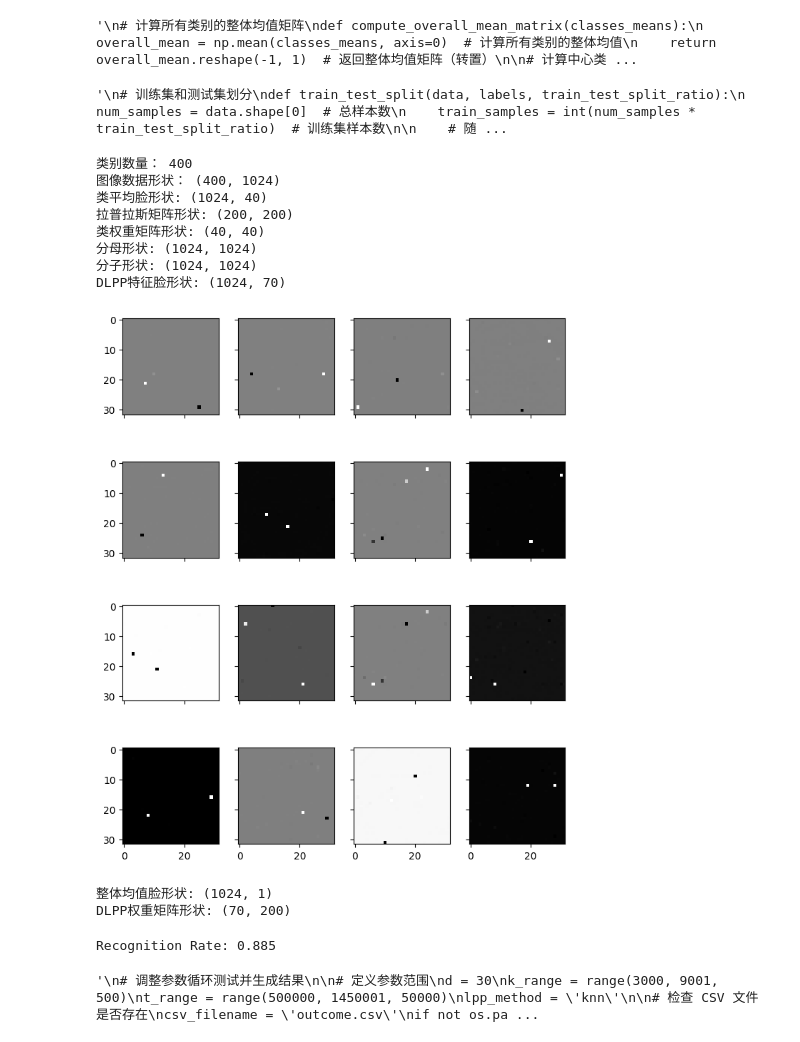
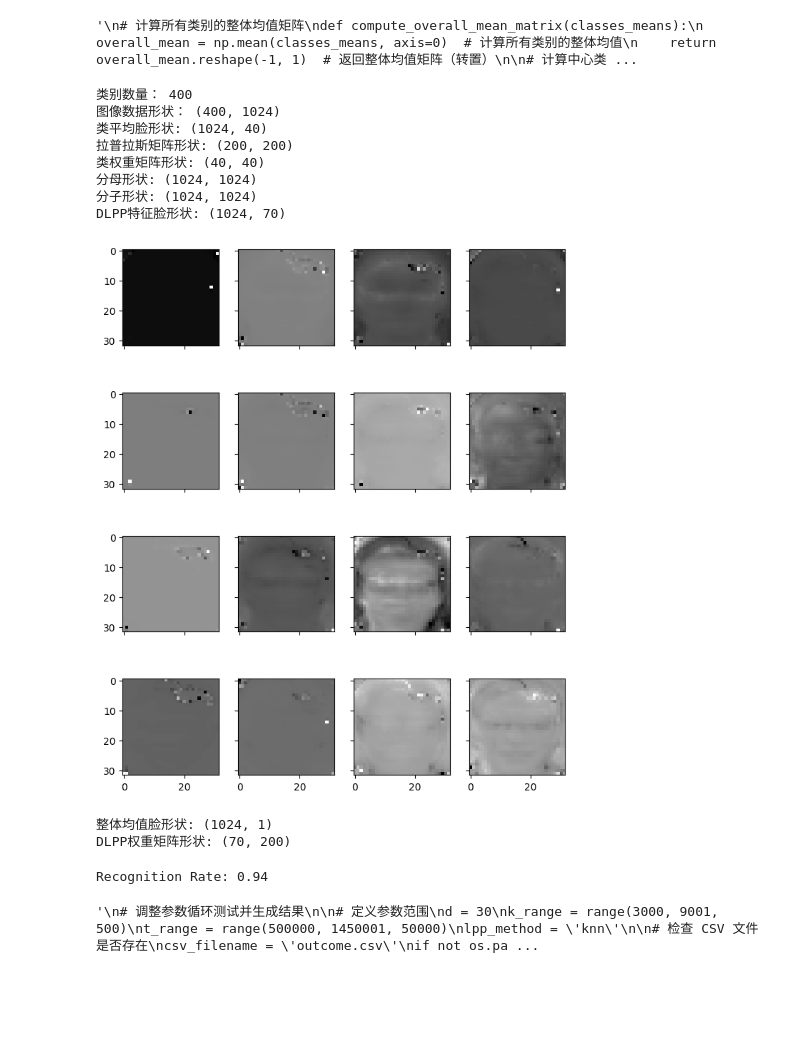
Before and after one commit to TonyHuang6666/Manifold-Learning, a Jupyter notebook: Discriminant Locality Preserving Projection/DLPP-Face Recognition.ipynb, the cells around one changed output. Cells and saved outputs as stored; diff of their text form; code cells hidden in the pictures; blank space fills up the shorter version.

```diff
--- a/Discriminant Locality Preserving Projection/DLPP-Face Recognition.ipynb
+++ b/Discriminant Locality Preserving Projection/DLPP-Face Recognition.ipynb
@@ -43,7 +42,7 @@ def compute_k_maximun_radius(n, distances, k):
         radius[i] = sorted_distances[i, k]
     return radius
 
-# 计算k最近邻索引矩阵或epsilon邻接矩阵
+# 计算k最近邻接矩阵或epsilon邻接矩阵
 def compute_neighborhood_matrix(Data, method, k):
     n = len(Data)
     knn_adjacency_matrix, distances = knn_graph(Data, method, k)
@@ -56,7 +55,7 @@ def compute_neighborhood_matrix(Data, method, k):
             distances = np.sqrt(np.sum((Data[i] - Data) ** 2, axis=1))
             neighbors = []
             for j in range(n):  # 初始化 neighbors 列表
-                if (distances[j] <= radius[i]) and (len(neighbors) <= n/2): # 如果样本点 j 在第i个样本点的epsilon邻域内
+                if (distances[j] <= radius[i]): # 如果样本点 j 在第i个样本点的epsilon邻域内
                     neighbors.append(j)
             adjacency_matrix[i, neighbors] = 1
             adjacency_matrix[neighbors, i] = 1
@@ -233,6 +232,7 @@ def read_images(dataset_dir, target_size=(32, 32)):
             labels.append(int(class_dir))  # 将类别标签添加到标签列表中
     return np.array(data), np.array(labels).reshape(-1, 1), faceshape  # 返回图像数据和标签
 
+'''
 # 训练集和测试集划分
 def train_test_split(data, labels, train_test_split_ratio):
     train_data, train_labels, test_data, test_labels = [], [], [], []
@@ -268,8 +268,9 @@ def train_test_split(data, labels, train_test_split_ratio):
     num_samples = data.shape[0]  # 总样本数
     train_samples = int(num_samples * train_test_split_ratio)  # 训练集样本数
 
-    # 随机打乱数据集
-    indices = np.random.permutation(num_samples)
+    # 洗牌算法打乱数据集
+    indices = np.arange(num_samples)
+    np.random.shuffle(indices)
     data = data[indices]
     labels = labels[indices]
 
@@ -280,9 +281,6 @@ def train_test_split(data, labels, train_test_split_ratio):
     test_labels = labels[train_samples:]
 
     return train_data, train_labels, test_data, test_labels
-'''
-# %% [output]
-'\n# 训练集和测试集划分\ndef train_test_split(data, labels, train_test_split_ratio):\n    num_samples = data.shape[0]  # 总样本数\n    train_samples = int(num_samples * train_test_split_ratio)  # 训练集样本数\n\n    # 随 ...
 # %%
 def test_image(i, faceshape, overall_mean, train_labels, train_data, test_labels, query, dlpp_eigenfaces, dlpp_weight_matrix):
     # 计算测试图像的权重向量
@@ -337,35 +335,36 @@ data, labels, faceshape = read_images(dataset)
 print("类别数量：", len(labels))
 print("图像数据形状：", data.shape)
 train_data, train_labels, test_data, test_labels = train_test_split(data, labels, train_test_split_ratio=0.5)
+
 d = 70
 k = 100
 t = 60000
 lpp_method = 'knn'  # 'knn'或'epsilon'
 
 """
 d = 70
-k = 300
+k = 100
 t = 60000
 lpp_method = 'epsilon'  # 'knn'或'epsilon'
 """
 dlpp_eigenfaces = DLPP(train_data, train_labels, d, lpp_method, k, t)
 print("DLPP特征脸形状:", dlpp_eigenfaces.shape)
 ShowEigenface(dlpp_eigenfaces, faceshape)
 
 overall_mean = np.mean(train_data, axis=0).reshape(-1, 1)
 print("整体均值脸形状:", overall_mean.shape)
 dlpp_weight_matrix = np.dot(dlpp_eigenfaces.T, train_data.T- overall_mean)
 print("DLPP权重矩阵形状:", dlpp_weight_matrix.shape)
 # %% [output]
 类别数量： 400
 图像数据形状： (400, 1024)
 类平均脸形状: (1024, 40)
 拉普拉斯矩阵形状: (200, 200)
 类权重矩阵形状: (40, 40)
 分母形状: (1024, 1024)
 分子形状: (1024, 1024)
 DLPP特征脸形状: (1024, 70)
-[figure, old version]
+[figure, new version]
 整体均值脸形状: (1024, 1)
 DLPP权重矩阵形状: (70, 200)
 # %%
@@ -381,7 +380,7 @@ for i in range(test_data.shape[0]):
 rate = right_times / (right_times + wrong_times)
 print(f"Recognition Rate: {rate}")
 # %% [output]
-Recognition Rate: 0.885
+Recognition Rate: 0.94
 # %%
 """
 # 调整参数循环测试并生成结果
```
Also changed, not shown: parts of 2 cells of this notebook, 2 other files.
